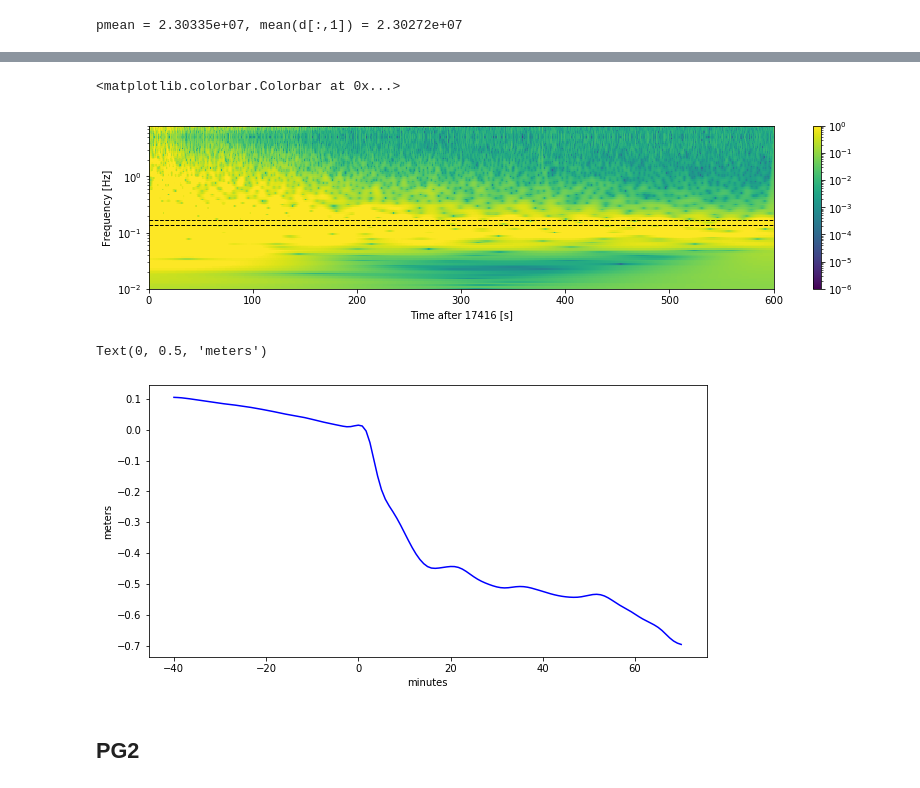
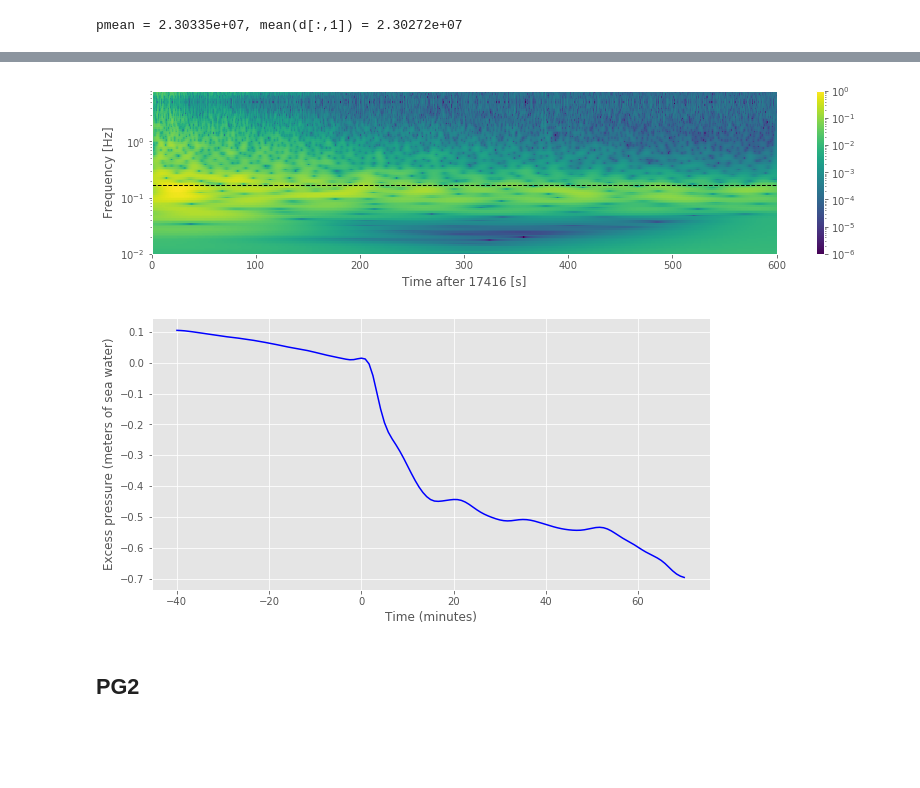
Before and after one commit to chrismhl/AMATH582, a Jupyter notebook: Final Project/582_FinalProject_LiuChristopher.ipynb, the cells around one changed output, grey strips where cells are left out. Saved outputs shown, nothing was run; the diff lists cells and outputs as text; code cells hidden in the pictures; blank space fills up the shorter version.

```diff
--- a/Final Project/582_FinalProject_LiuChristopher.ipynb
+++ b/Final Project/582_FinalProject_LiuChristopher.ipynb
@@ -50,5 +53,6 @@ Text(0, 0.5, 'Excess pressure (meters of sea water)')
 # %%
-figure(1, figsize=(14,4))
+plt.style.use('ggplot')
+figure(1, figsize=(12,4))
 clf()
 plot(t[173560:177161]/60.,p[173560:177161],'b',linewidth=0.5)
 xlim(-1,5)
@@ -56,4 +60,6 @@ ylim(-30,30)
 grid(True)
 xlabel('minutes after earthquake')
 ylabel('Excess pressure (meters of sea water)')
+
+savefig('pg1sig_png')
 # %% [output]
@@ -71,34 +67,34 @@ plt.plot(t,numpy.polyval(poly,t))
 # %%
 #truncating the data for the spectrogram
-dat_trunc = dat_notrend[174160:180161]
+p_trunc = p[174160:180161]
 t_trunc = t[174160:180161]
 # %%
 f_min = 0.01
 f_max = 8
 w0 = 10 #parameter for the wavelet, tradeoff between time and frequency resolution
 
-scalogram = cwt(dat_trunc, dt, w0, f_min, f_max)
+scalogram = cwt(p_trunc, dt, w0, f_min, f_max)
 
 fig = plt.figure(figsize=(14,3))
 ax = fig.add_subplot(111)
 
 x, y = np.meshgrid(t_trunc,np.logspace(np.log10(f_min), np.log10(f_max), scalogram.shape[0]))
 scalonorm = np.abs(scalogram)/np.amax(abs(scalogram)) #normalize scalogram
 
-p1 = ax.pcolormesh(x, y, np.abs(scalogram), cmap=obspy_sequential, norm=colors.LogNorm(vmin=1e-6, vmax=1))
+p1 = ax.pcolormesh(x, y, np.abs(scalonorm), cmap=obspy_sequential, norm=colors.LogNorm(vmin=1e-6, vmax=1))
 
 #dotted lines corresponding to the frequencies
 plt.axhline(y=0.165,color='black',ls='--',lw=1)
-plt.axhline(y=0.138,color='black',ls='--',lw=1)
+#plt.axhline(y=0.138,color='black',ls='--',lw=1)
 
 ax.set_xlabel("Time after 17416 [s]")
 ax.set_ylabel("Frequency [Hz]")
 ax.set_yscale('log')
 ax.set_ylim(f_min, f_max)
 plt.colorbar(p1)
+savefig('pg1spec.png')
 # %% [output]
-<matplotlib.colorbar.Colorbar at 0x...>
-[figure, old version]
+[figure, new version]
 # %%
 # plot running average over window
 j = where(logical_and(t>=-40*60,t<=70*60))[0]
@@ -122,11 +118,11 @@ for jj in range(0,len(t_incr)):
 plt.figure(figsize=(10,5))
 plot((t_incr+min(tt))/60., pw,'b')
 
-xlabel('minutes')
-ylabel('meters')
+xlabel('Time (minutes)')
+ylabel('Excess pressure (meters of sea water)')
+savefig('pg1height.png')
 # %% [output]
-Text(0, 0.5, 'meters')
-[figure, old version]
+[figure, new version]
 # %% [markdown]
 ## PG2
 # %%
```
Also changed, not shown: parts of 28 cells of this notebook.
